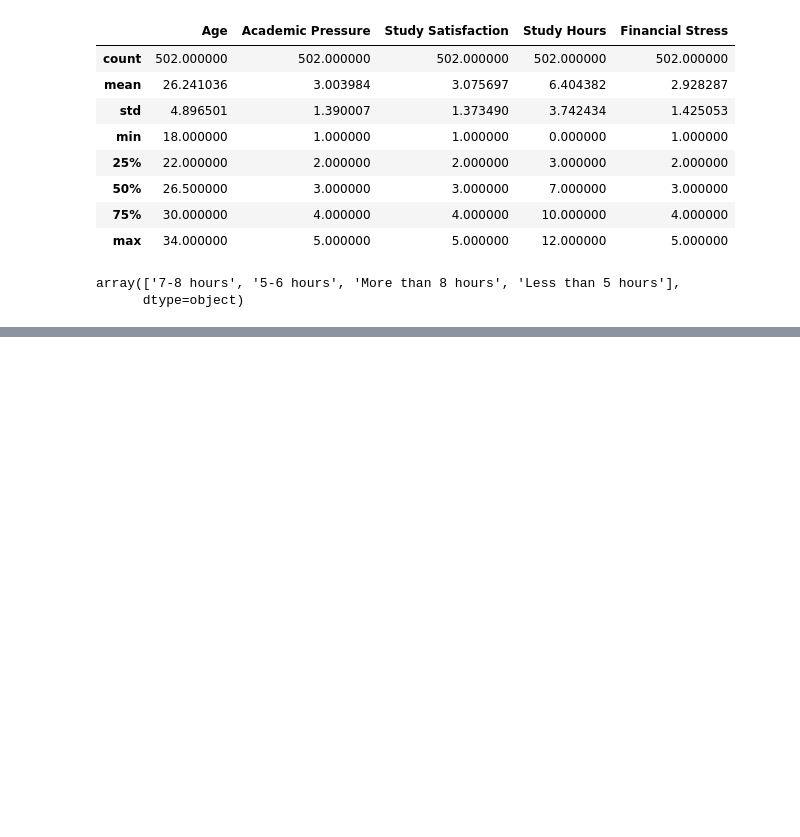
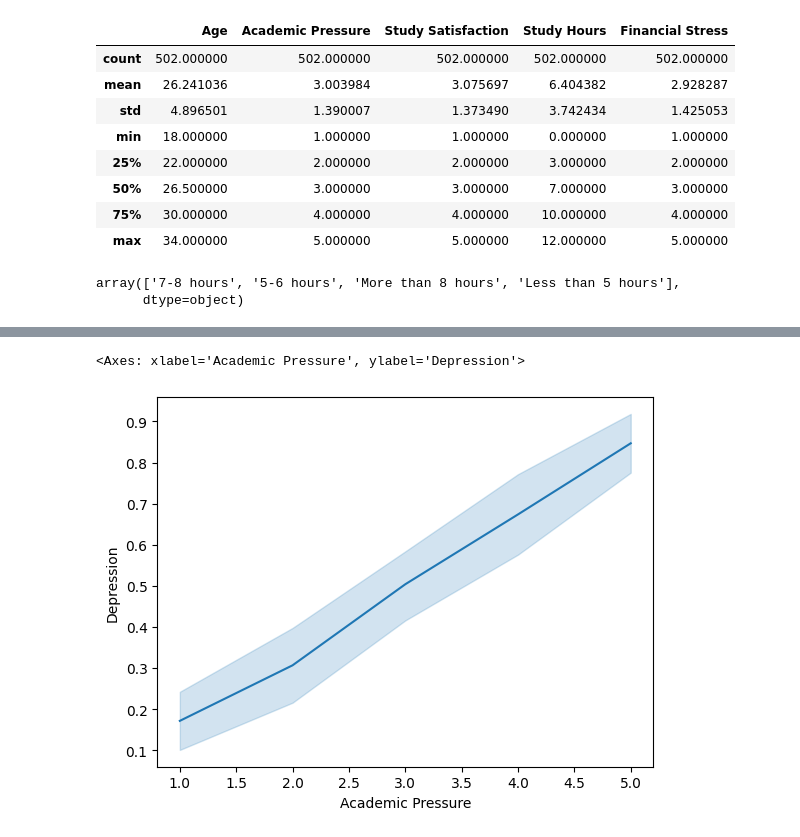
Before and after one commit to taicichin/Student-Depression-2025, a Jupyter notebook: Student_Depression.ipynb, the cells around one changed output, grey strips where cells are left out. Drawn from its saved outputs; the diff is of its cells as text; code cells hidden in the pictures; blank space fills up the shorter version.

```diff
--- a/Student_Depression.ipynb
+++ b/Student_Depression.ipynb
@@ -80,0 +196,5 @@ df.head()
+# %%
+sns.lineplot(data=df, x='Academic Pressure', y='Depression')
+# %% [output]
+<Axes: xlabel='Academic Pressure', ylabel='Depression'>
+[figure, added]
```
Also changed, not shown: parts of 31 cells of this notebook.
